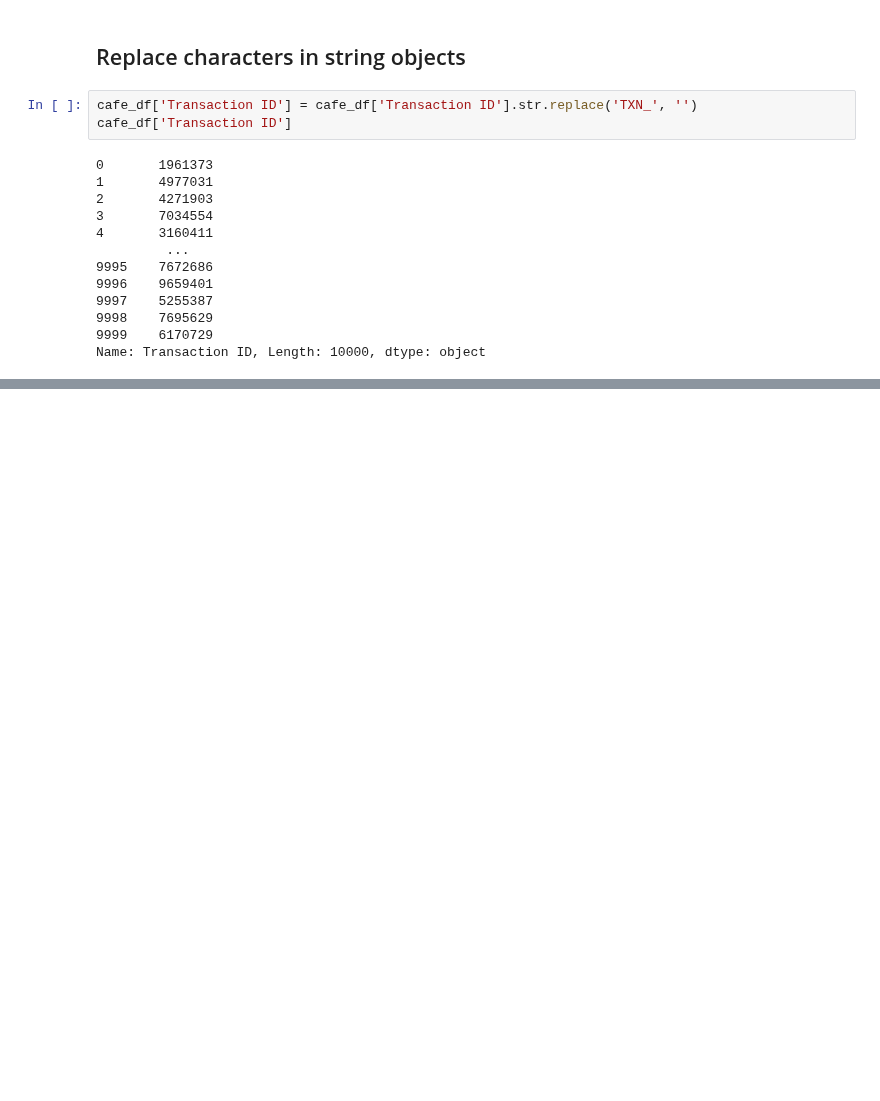
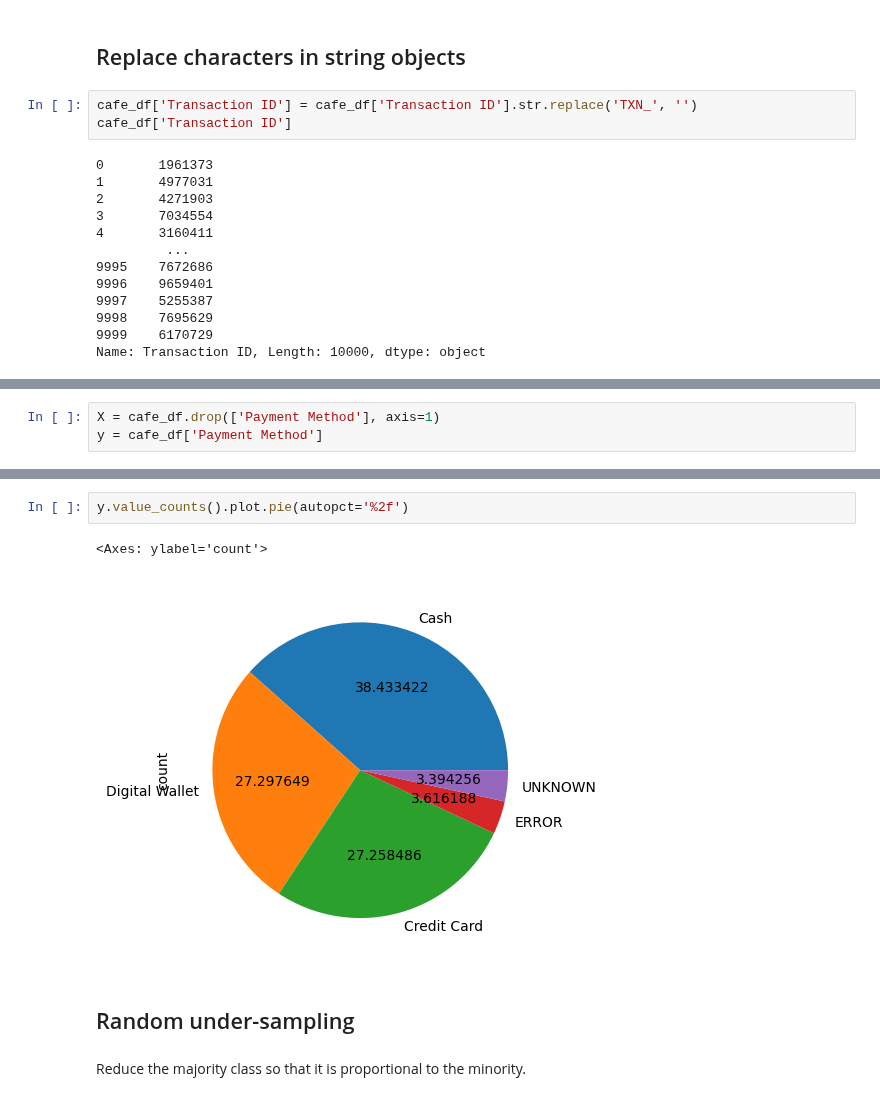
Before and after one commit to bodhichristian/python-basics, a Jupyter notebook: feature_engineering/feature_engineering.ipynb, the cells around one changed output, grey strips where cells are left out. Cells and saved outputs as stored; diff of their text form; blank space fills up the shorter version.

```diff
--- a/feature_engineering/feature_engineering.ipynb
+++ b/feature_engineering/feature_engineering.ipynb
@@ -241,0 +260,3 @@ Name: Transaction ID, Length: 10000, dtype: object
+# %%
+X = cafe_df.drop(['Payment Method'], axis=1)
+y = cafe_df['Payment Method']
@@ -241,0 +275,9 @@ Name: Transaction ID, Length: 10000, dtype: object
+# %%
+y.value_counts().plot.pie(autopct='%2f')
+# %% [output]
+<Axes: ylabel='count'>
+[figure, added]
+# %% [markdown]
+## Random under-sampling
+# %% [markdown]
+Reduce the majority class so that it is proportional to the minority.
```
Also changed, not shown: parts of 11 cells of this notebook, 1 other file.
